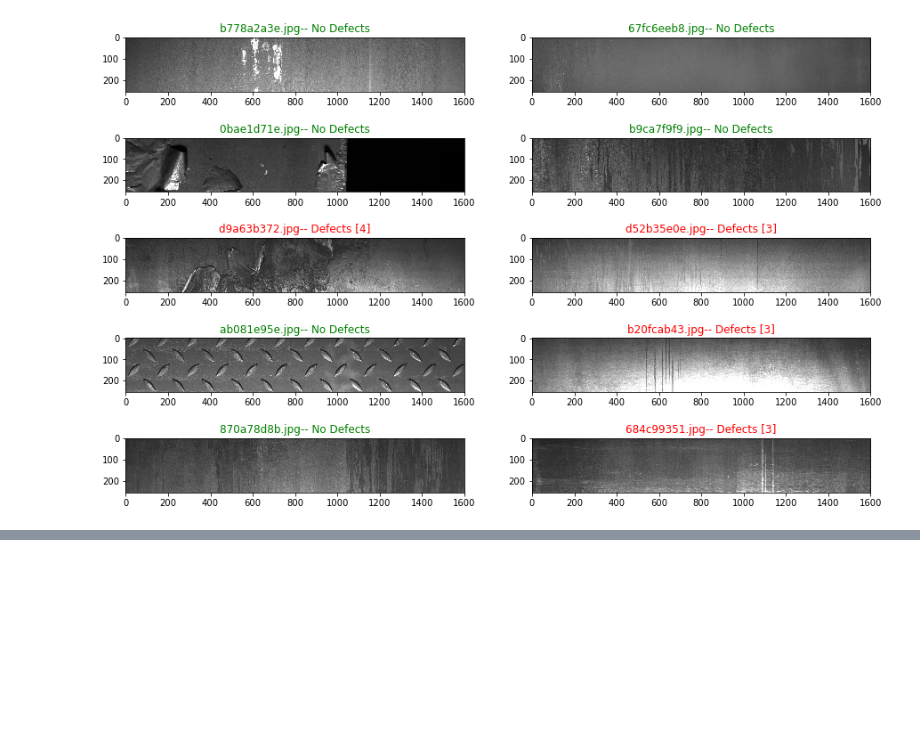
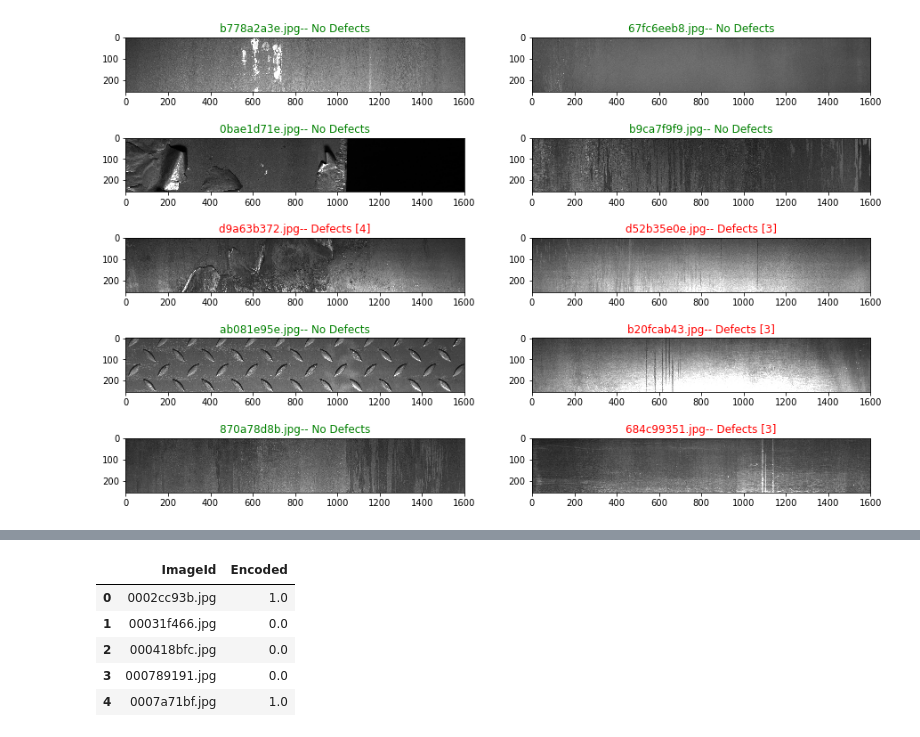
Before and after one commit to majidpy/steel_defect, a Jupyter notebook: train_steel.ipynb, the cells around one changed output, grey strips where cells are left out. Cells and saved outputs as stored; diff of their text form; code cells hidden in the pictures; blank space fills up the shorter version.

```diff
--- a/train_steel.ipynb
+++ b/train_steel.ipynb
@@ -109,0 +142,15 @@ ss[0]
+# %%
+"""
+Let's first train a clasification network to whether an image has defect or not
+"""
+
+train_pd['Encoded'] = ~ train_pd['EncodedPixels'].isna()
+train_pd_cls = train_pd.groupby(['ImageId']).aggregate({'Encoded': sum}).reset_index()
+train_pd_cls.head()
+# %% [output]
+|  | ImageId | Encoded |
+| 0 | 0002cc93b.jpg | 1.0 |
+| 1 | 00031f466.jpg | 0.0 |
+| 2 | 000418bfc.jpg | 0.0 |
+| 3 | 000789191.jpg | 0.0 |
+| 4 | 0007a71bf.jpg | 1.0 |
```
Also changed, not shown: parts of 23 cells of this notebook.
